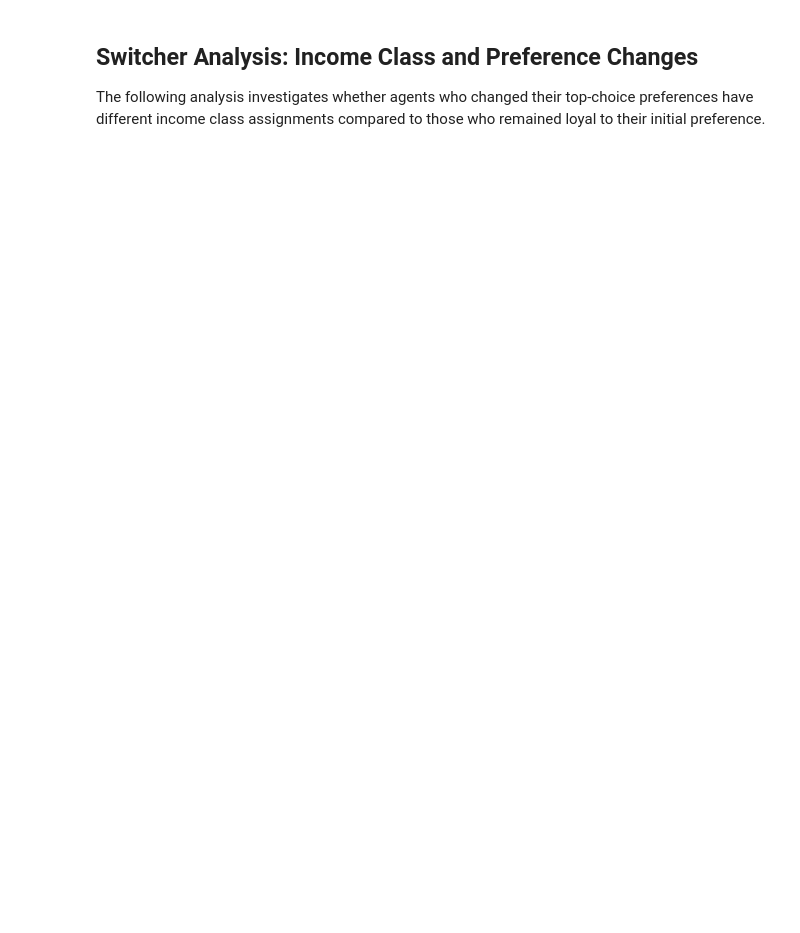
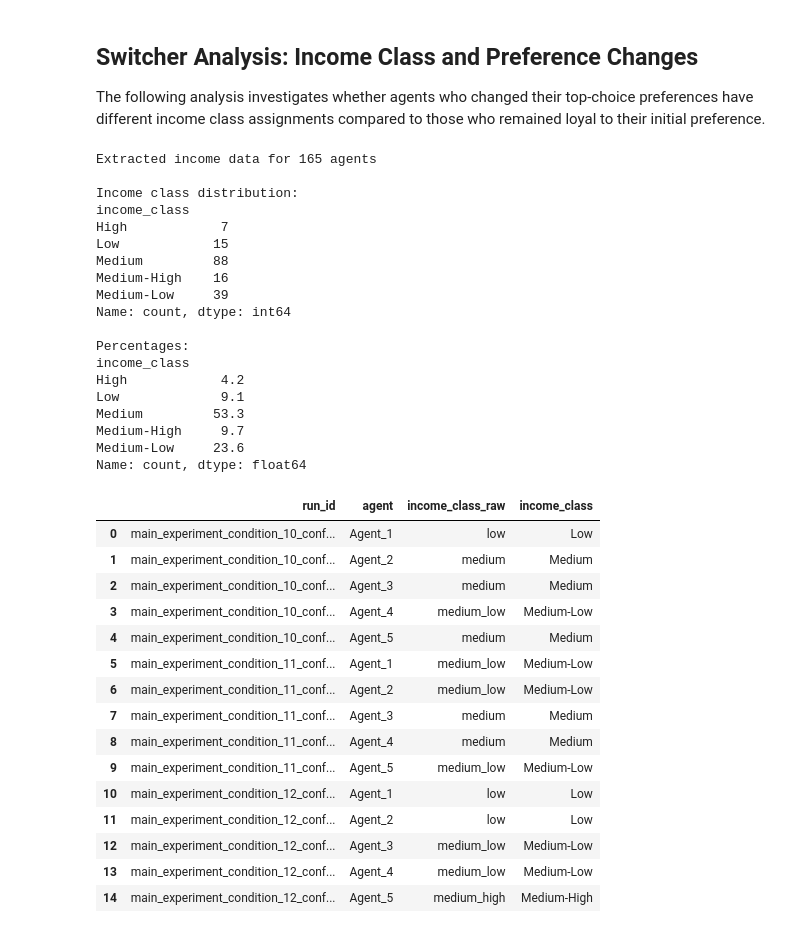
Before and after one commit to Lucas-Mueller/Master-Thesis-Lucas-Mueller, a Jupyter notebook: experiment_execution/main_experiment/main_experiment_descriptive_analysis.ipynb, the cells around one changed output. Saved outputs shown, nothing was run; the diff lists cells and outputs as text; code cells hidden in the pictures; blank space fills up the shorter version.

```diff
--- a/experiment_execution/main_experiment/main_experiment_descriptive_analysis.ipynb
+++ b/experiment_execution/main_experiment/main_experiment_descriptive_analysis.ipynb
@@ -676,60 +604,54 @@ principle_display_order = format_principle_labels(principle_order)
 
 The following analysis investigates whether agents who changed their top-choice preferences have different income class assignments compared to those who remained loyal to their initial preference.
 # %%
-# Extract income class assignments from Phase 2 post_group_discussion
-def extract_income_classes(runs: List[Tuple[str, Dict[str, Any]]]) -> pd.DataFrame:
-    """Extract income class assignment for each agent from Phase 2."""
-    income_data = []
-
-    for run_id, run_data in runs:
-        agents = run_data.get("agents", [])
-        for agent in agents:
-            agent_name = agent.get("name")
-            phase2 = agent.get("phase_2", {})
-            post_group = phase2.get("post_group_discussion", {})
-
-            # Get class assignment (correct location!)
-            class_assigned = post_group.get("class_put_in", None)
-
-            income_data.append({
-                "run_id": run_id,
-                "agent": agent_name,
-                "income_class_raw": class_assigned
-            })
-
-    return pd.DataFrame(income_data)
-
-
-# Standardize income class labels
-def standardize_income_class(raw_class: str) -> str:
-    """Standardize income class labels."""
-    if raw_class is None or pd.isna(raw_class):
-        return "Unknown"
-
-    class_map = {
-        "low": "Low",
-        "medium_low": "Medium-Low",
-        "medium": "Medium",
-        "medium_high": "Medium-High",
-        "high": "High"
-    }
-
-    return class_map.get(str(raw_class).lower(), "Unknown")
-
-
-# Extract income data with CORRECT location
+# Extract income class assignments using centralized function
 income_df = extract_income_classes(runs)
-income_df["income_class"] = income_df["income_class_raw"].apply(standardize_income_class)
 
 print(f"Extracted income data for {len(income_df)} agents")
 print(f"\nIncome class distribution:")
 income_counts = income_df["income_class"].value_counts().sort_index()
 print(income_counts)
 print(f"\nPercentages:")
 print((income_counts / income_counts.sum() * 100).round(1))
 
 # Show sample
 display(income_df.head(15))
+# %% [output]
+Extracted income data for 165 agents
+
+Income class distribution:
+income_class
+High            7
+Low            15
+Medium         88
+Medium-High    16
+Medium-Low     39
+Name: count, dtype: int64
+
+Percentages:
+income_class
+High            4.2
+Low             9.1
+Medium         53.3
+Medium-High     9.7
+Medium-Low     23.6
+Name: count, dtype: float64
+|  | run_id | agent | income_class_raw | income_class |
+| 0 | main_experiment_condition_10_conf... | Agent_1 | low | Low |
+| 1 | main_experiment_condition_10_conf... | Agent_2 | medium | Medium |
+| 2 | main_experiment_condition_10_conf... | Agent_3 | medium | Medium |
+| 3 | main_experiment_condition_10_conf... | Agent_4 | medium_low | Medium-Low |
+| 4 | main_experiment_condition_10_conf... | Agent_5 | medium | Medium |
+| 5 | main_experiment_condition_11_conf... | Agent_1 | medium_low | Medium-Low |
+| 6 | main_experiment_condition_11_conf... | Agent_2 | medium_low | Medium-Low |
+| 7 | main_experiment_condition_11_conf... | Agent_3 | medium | Medium |
+| 8 | main_experiment_condition_11_conf... | Agent_4 | medium | Medium |
+| 9 | main_experiment_condition_11_conf... | Agent_5 | medium_low | Medium-Low |
+| 10 | main_experiment_condition_12_conf... | Agent_1 | low | Low |
+| 11 | main_experiment_condition_12_conf... | Agent_2 | low | Low |
+| 12 | main_experiment_condition_12_conf... | Agent_3 | medium_low | Medium-Low |
+| 13 | main_experiment_condition_12_conf... | Agent_4 | medium_low | Medium-Low |
+| 14 | main_experiment_condition_12_conf... | Agent_5 | medium_high | Medium-High |
 # %%
 # Merge income data with transition data
 switcher_analysis = transition_data.merge(income_df, on=["run_id", "agent"], how="left")
```
Also changed, not shown: parts of 23 cells of this notebook, 8 other files.
